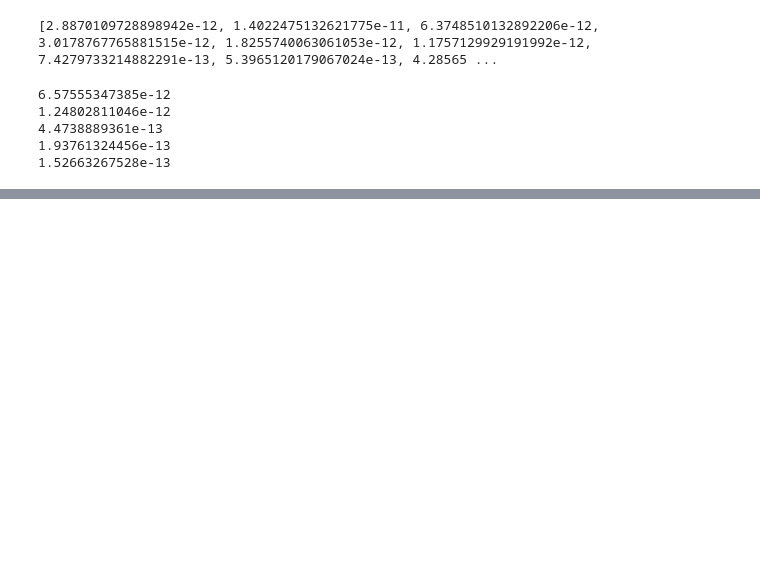
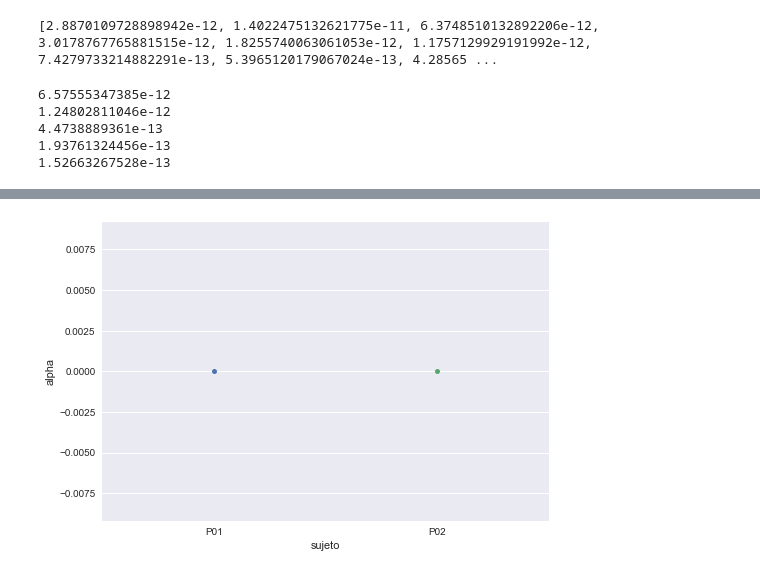
Before and after one commit to lucasputer/CienciaDeDatos, a Jupyter notebook: tp2/Pruebas.ipynb, the cells around one changed output, grey strips where cells are left out. Cells and saved outputs as stored; diff of their text form; code cells hidden in the pictures; blank space fills up the shorter version.

```diff
--- a/tp2/Pruebas.ipynb
+++ b/tp2/Pruebas.ipynb
@@ -196,0 +204,5 @@ print banda_gamma
+# %%
+sns.swarmplot(x="sujeto", y="alpha", data=alpha_frame)
+plt.show()
+# %% [output]
+[figure, added]
```
Also changed, not shown: parts of 10 cells of this notebook.
